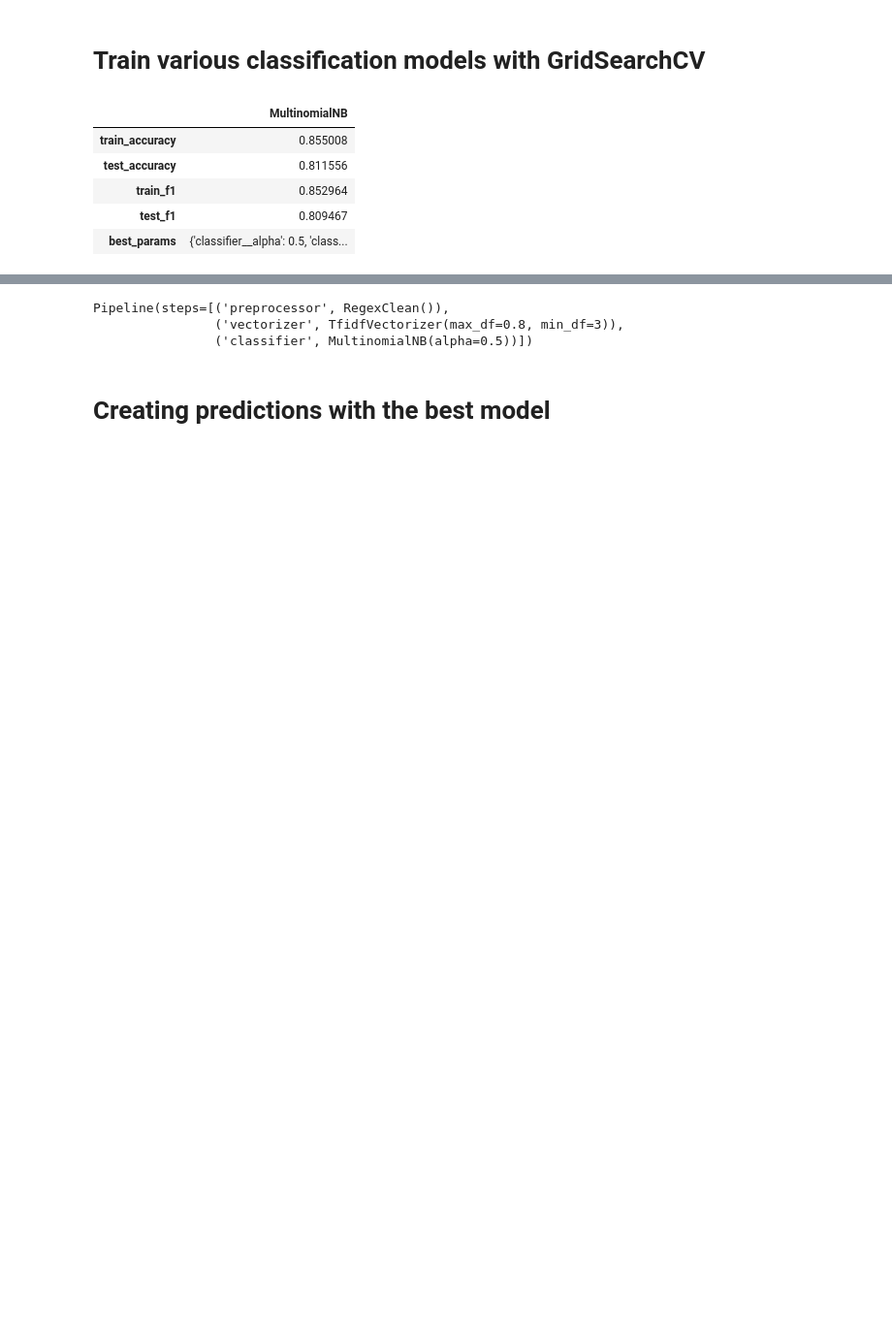
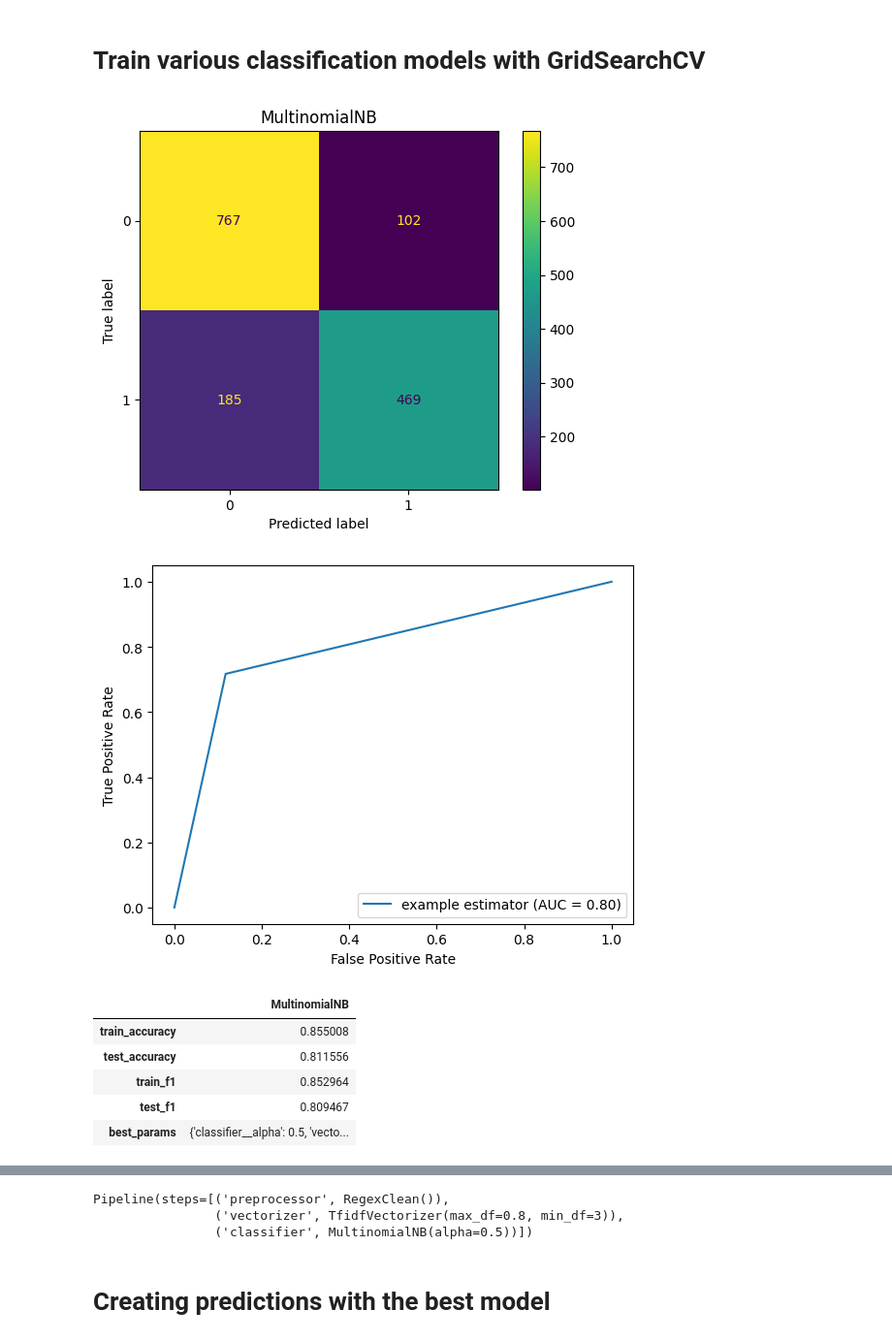
Before and after one commit to svetaku/disaster-tweets-classification-with-sklearn, a Jupyter notebook: disaster-tweets-classification-with-sklearn.ipynb, the cells around one changed output, grey strips where cells are left out. Shown at 97% size. Cells and saved outputs as stored; diff of their text form; code cells hidden in the pictures; blank space fills up the shorter version.

```diff
--- a/disaster-tweets-classification-with-sklearn.ipynb
+++ b/disaster-tweets-classification-with-sklearn.ipynb
@@ -147,7 +147,7 @@ X_train, X_test, y_train, y_test = train_test_split(X, y, test_size=0.2, random_
 # %%
 from sklearn.ensemble import GradientBoostingClassifier
 from sklearn.feature_extraction.text import TfidfVectorizer
-from sklearn.metrics import f1_score, accuracy_score
+from sklearn.metrics import f1_score, accuracy_score, roc_auc_score, confusion_matrix, ConfusionMatrixDisplay, roc_curve, auc, RocCurveDisplay
 
 preprocessor = RegexClean()
 base_vectorizer = TfidfVectorizer()
@@ -162,7 +162,21 @@ test_preds = model.predict(X_test)
 
 print('Base train accuracy:', accuracy_score(y_train, train_preds))
 print('Base train F1:', f1_score(y_train, train_preds, average='weighted'))
+print('Base train ROC-AUC:', roc_auc_score(y_train, train_preds, average='weighted'))
 print('Base test accuracy:', accuracy_score(y_test, test_preds))
 print('Base test F1:', f1_score(y_test, test_preds, average='weighted'))
+print('Base test ROC-AUC:', f1_score(y_test, test_preds, average='weighted'))
+
+cm = confusion_matrix(y_test, test_preds, labels=model.classes_)
+disp = ConfusionMatrixDisplay(confusion_matrix=cm)
+disp.plot()
+plt.show()
+
+fpr, tpr, thresholds = roc_curve(y_test, test_preds)
+roc_auc = auc(fpr, tpr)
+display = RocCurveDisplay(fpr=fpr, tpr=tpr, roc_auc=roc_auc,
+                               estimator_name='example estimator')
+display.plot()
+plt.show()
 # %% [output]
 Base train accuracy: 0.7794745484400657
@@ -204,8 +222,7 @@ classifiers = {
 
 all_clf_parameters = [
     {
-        'classifier__alpha': [0.1, 0.5, 1.0],
-        'classifier__fit_prior': [True, False]
+        'classifier__alpha': [0.3, 0.4, 0.5, 0.6]
     },
     # {
     #     'classifier__C': [1.0,10.0,100.0,500.0],
@@ -219,11 +236,11 @@ all_clf_parameters = [
     # },
     # {
     #     'classifier__criterion': ['gini','entropy'],
-    #     'classifier__max_depth':[None, 5, 10, 20]
+    #     'classifier__max_depth':[5, 30, 50]
     # },
     # {
-    #     'classifier__n_estimators': [300,500,700],
-    #     'classifier__max_depth': [None, 2,3,10],
+        # 'classifier__n_estimators': [300,500,700],
+        # 'classifier__max_depth': [20,40,50],
     #     'classifier__min_samples_split': [2,4,10,20],
     #     'classifier__min_samples_leaf': [1,2,3,5,7]
     # },
@@ -236,34 +253,49 @@ all_clf_parameters = [
 ]
 # %%
 index = ['train_accuracy', 'test_accuracy', 'train_f1', 'test_f1', 'best_params']
-results_df = pd.DataFrame(index=index)
+best_results_df = pd.DataFrame(index=index)
 
 for clf, clf_parameters in tqdm(zip(classifiers.keys(), all_clf_parameters)):
     model = pipeline_template(RegexClean(), vectorizer, clf)
     param_grid = {**vect_parameters, **clf_parameters}
     grid_search = GridSearchCV(model, param_grid=param_grid, cv=5, n_jobs=-1)
     grid_search.fit(X_train, y_train)
 
     best_model = grid_search.best_estimator_
     best_params = grid_search.best_params_
 
     train_preds = best_model.predict(X_train)
     test_preds = best_model.predict(X_test)
 
     train_accuracy = accuracy_score(y_train, train_preds)
     test_accuracy = accuracy_score(y_test, test_preds)
 
     train_f1 = f1_score(y_train, train_preds, average='weighted')
     test_f1 = f1_score(y_test, test_preds, average='weighted')
 
-    results_df[classifiers[clf]] = [train_accuracy, test_accuracy, train_f1, test_f1, best_params]
+    best_results_df[classifiers[clf]] = [train_accuracy, test_accuracy, train_f1, test_f1, best_params]
 
-results_df
+    cm = confusion_matrix(y_test, test_preds)
+    disp = ConfusionMatrixDisplay(confusion_matrix=cm)
+    disp.plot()
+    plt.title(f'{classifiers[clf]}')
+    plt.show()
+
+    fpr, tpr, thresholds = roc_curve(y_test, test_preds)
+    roc_auc = auc(fpr, tpr)
+    display = RocCurveDisplay(fpr=fpr, tpr=tpr, roc_auc=roc_auc,
+                               estimator_name='example estimator')
+    display.plot()
+    plt.show()
+
+best_results_df
 # %% [output]
+[figure, added]
+[figure, added]
 |  | MultinomialNB |
 | train_accuracy | 0.855008 |
 | test_accuracy | 0.811556 |
 | train_f1 | 0.852964 |
 | test_f1 | 0.809467 |
-| best_params | {'classifier__alpha': 0.5, 'class... |
+| best_params | {'classifier__alpha': 0.5, 'vecto... |
 # %%
```
Also changed, not shown: parts of 5 cells of this notebook.
